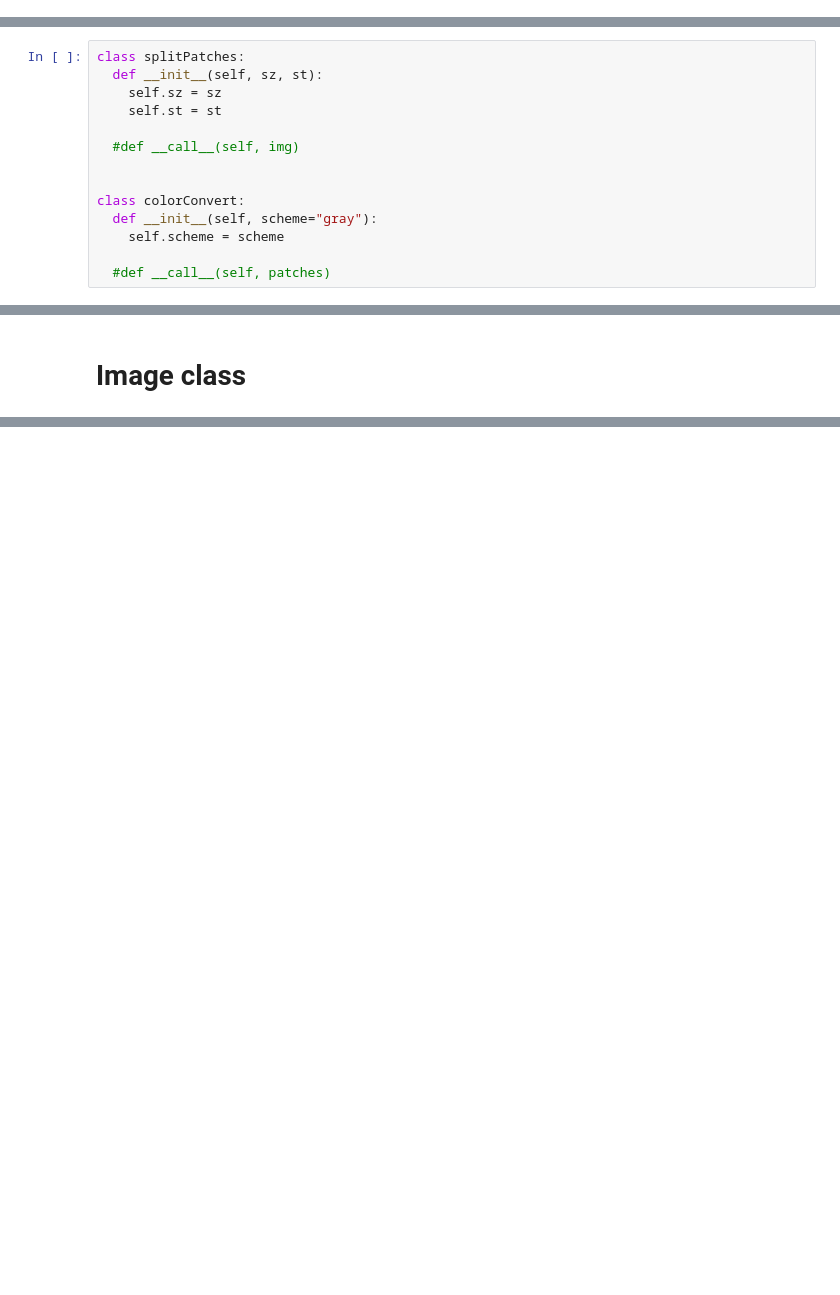
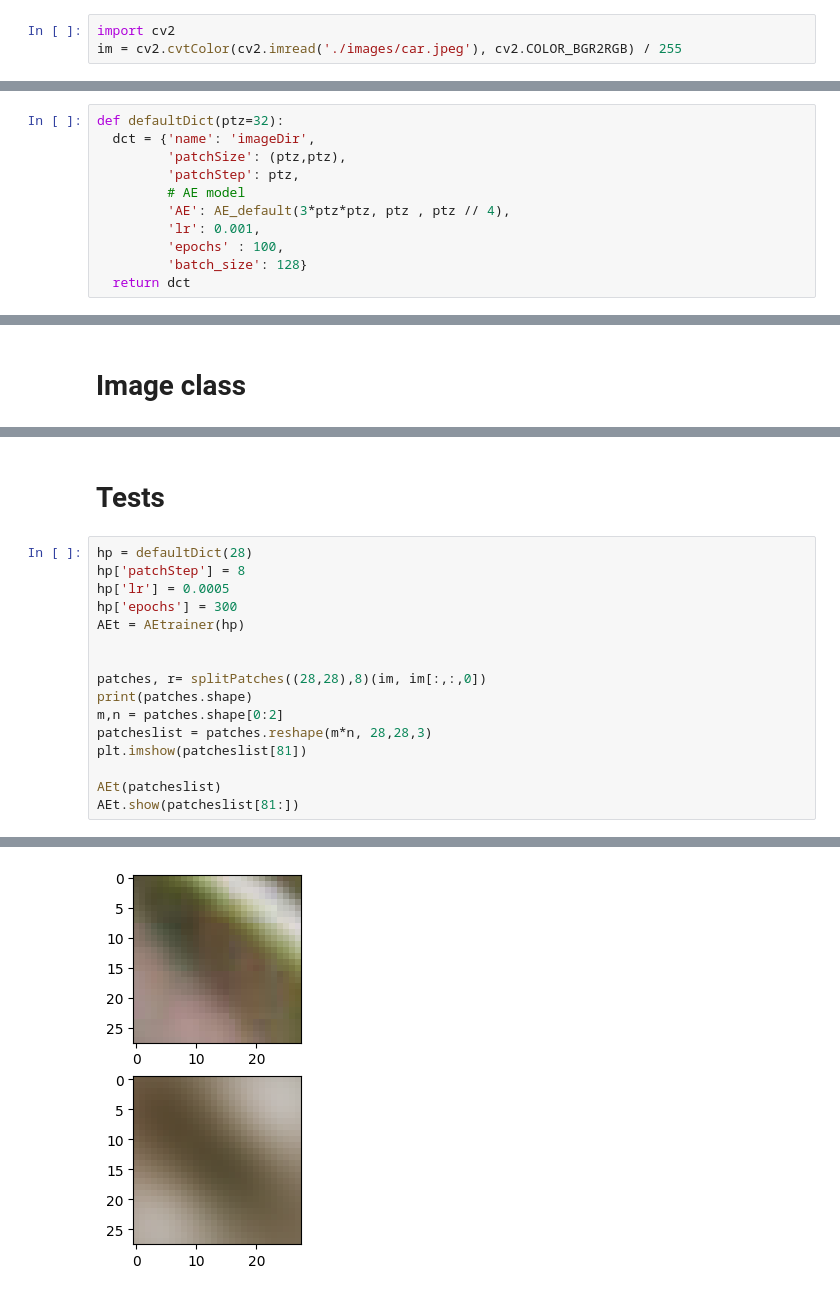
Before and after one commit to BIueMan/ImageSelfClustering, a Jupyter notebook: Graph_SSL.ipynb, the cells around one changed output, grey strips where cells are left out. Drawn from its saved outputs; the diff is of its cells as text; blank space fills up the shorter version.

```diff
--- a/Graph_SSL.ipynb
+++ b/Graph_SSL.ipynb
@@ -3,3 +24,6 @@
+# %%
+import cv2
+im = cv2.cvtColor(cv2.imread('./images/car.jpeg'), cv2.COLOR_BGR2RGB) / 255
 # %%
 import numpy as np
 import matplotlib.pyplot as plt
@@ -49,3 +321,14 @@ def defaultDict():
+# %%
+def defaultDict(ptz=32):
+  dct = {'name': 'imageDir',
+         'patchSize': (ptz,ptz),
+         'patchStep': ptz,
+         # AE model
+         'AE': AE_default(3*ptz*ptz, ptz , ptz // 4),
+         'lr': 0.001,
+         'epochs' : 100,
+         'batch_size': 128}
+  return dct
 # %%
 class configuration:
   def __init__(self, dct=defaultDict()):
@@ -73,14 +362,0 @@ class configuration:
-# %%
-class splitPatches:
-  def __init__(self, sz, st):
-    self.sz = sz
-    self.st = st
-
-  #def __call__(self, img)
-
-
-class colorConvert:
-  def __init__(self, scheme="gray"):
-    self.scheme = scheme
-
-  #def __call__(self, patches)
@@ -197,0 +468,19 @@ class Image:
+# %% [markdown]
+# Tests
+# %%
+hp = defaultDict(28)
+hp['patchStep'] = 8
+hp['lr'] = 0.0005
+hp['epochs'] = 300
+AEt = AEtrainer(hp)
+
+
+patches, r= splitPatches((28,28),8)(im, im[:,:,0])
+print(patches.shape)
+m,n = patches.shape[0:2]
+patcheslist = patches.reshape(m*n, 28,28,3)
+plt.imshow(patcheslist[81])
+
+AEt(patcheslist)
+AEt.show(patcheslist[81:])
+# %% [output]
@@ -197,0 +503 @@ class Image:
+[figure, added]
```
Also changed, not shown: parts of 37 cells of this notebook.
